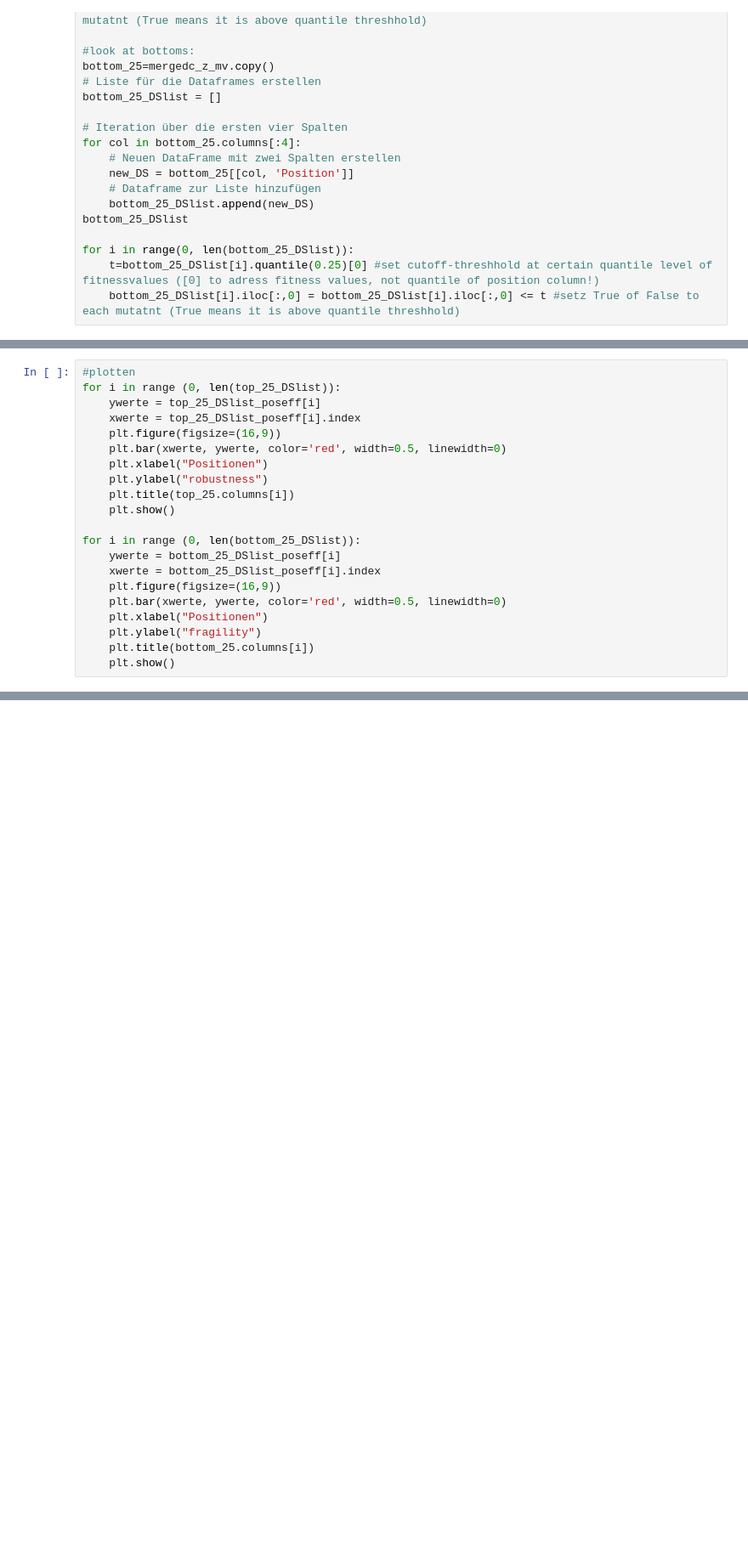
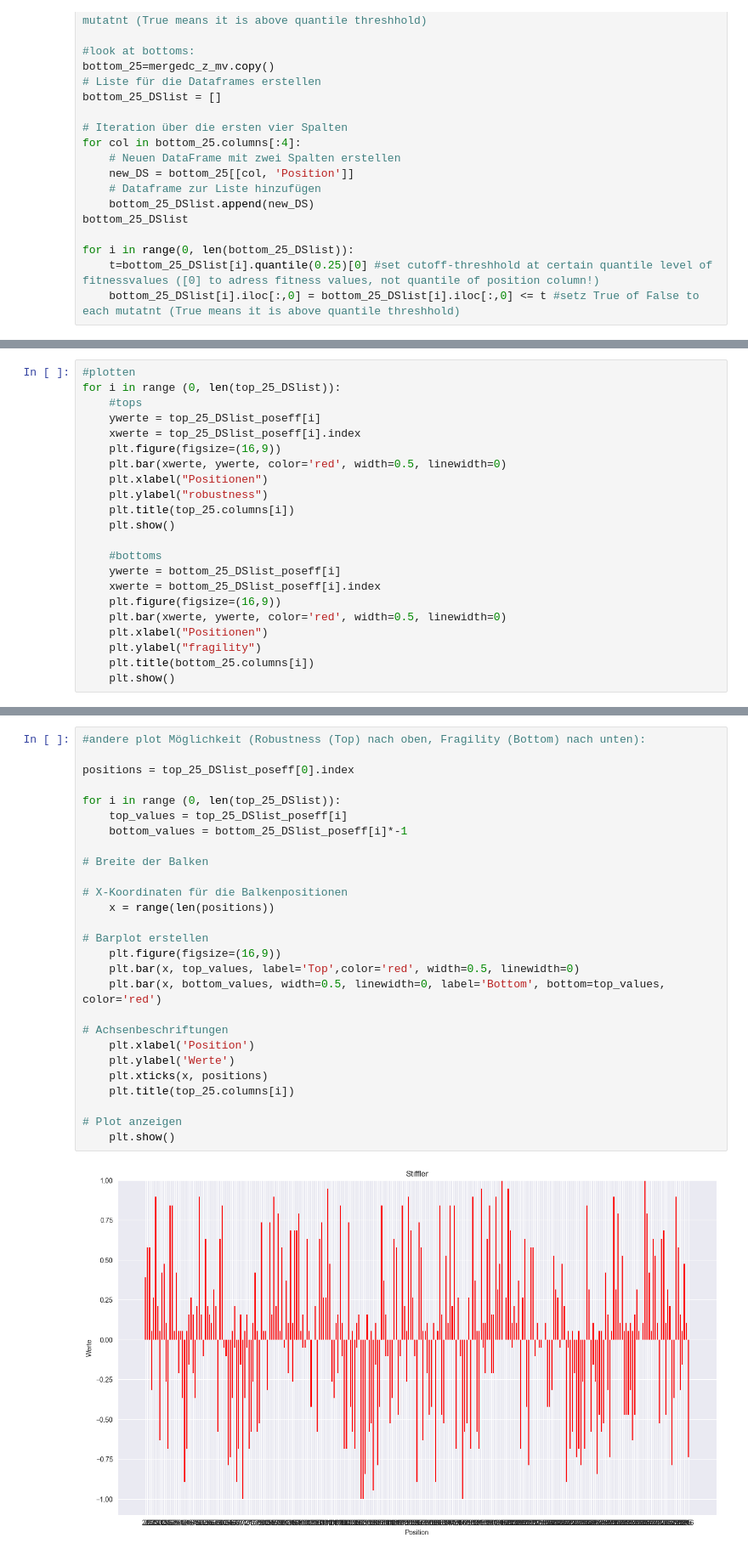
Before and after one commit to datascience-mobi-2023/topic02_team01, a Jupyter notebook: MaltesSpaghettiCode.ipynb, the cells around one changed output, grey strips where cells are left out. Shown at 85% size. Saved outputs shown, nothing was run; the diff lists cells and outputs as text; blank space fills up the shorter version.

```diff
--- a/MaltesSpaghettiCode.ipynb
+++ b/MaltesSpaghettiCode.ipynb
@@ -435,6 +455,7 @@ for i in range (0, len(bottom_25_DSlist)):
 # %%
 #plotten
 for i in range (0, len(top_25_DSlist)):
+    #tops
     ywerte = top_25_DSlist_poseff[i]
     xwerte = top_25_DSlist_poseff[i].index
     plt.figure(figsize=(16,9))
@@ -444,7 +465,7 @@ for i in range (0, len(top_25_DSlist)):
     plt.title(top_25.columns[i])
     plt.show()
 
-for i in range (0, len(bottom_25_DSlist)):
+    #bottoms
     ywerte = bottom_25_DSlist_poseff[i]
     xwerte = bottom_25_DSlist_poseff[i].index
     plt.figure(figsize=(16,9))
@@ -464 +485,30 @@ for i in range (0, len(bottom_25_DSlist)):
 [figure]
+# %%
+#andere plot Möglichkeit (Robustness (Top) nach oben, Fragility (Bottom) nach unten):
+
+positions = top_25_DSlist_poseff[0].index
+
+for i in range (0, len(top_25_DSlist)):
+    top_values = top_25_DSlist_poseff[i]
+    bottom_values = bottom_25_DSlist_poseff[i]*-1
+
+# Breite der Balken
+
+# X-Koordinaten für die Balkenpositionen
+    x = range(len(positions))
+
+# Barplot erstellen
+    plt.figure(figsize=(16,9))
+    plt.bar(x, top_values, label='Top',color='red', width=0.5, linewidth=0)
+    plt.bar(x, bottom_values, width=0.5, linewidth=0, label='Bottom', bottom=top_values, color='red')
+
+# Achsenbeschriftungen
+    plt.xlabel('Position')
+    plt.ylabel('Werte')
+    plt.xticks(x, positions)
+    plt.title(top_25.columns[i])
+
+# Plot anzeigen
+    plt.show()
+# %% [output]
+[figure, added]
```
Also changed, not shown: parts of 8 cells of this notebook.
